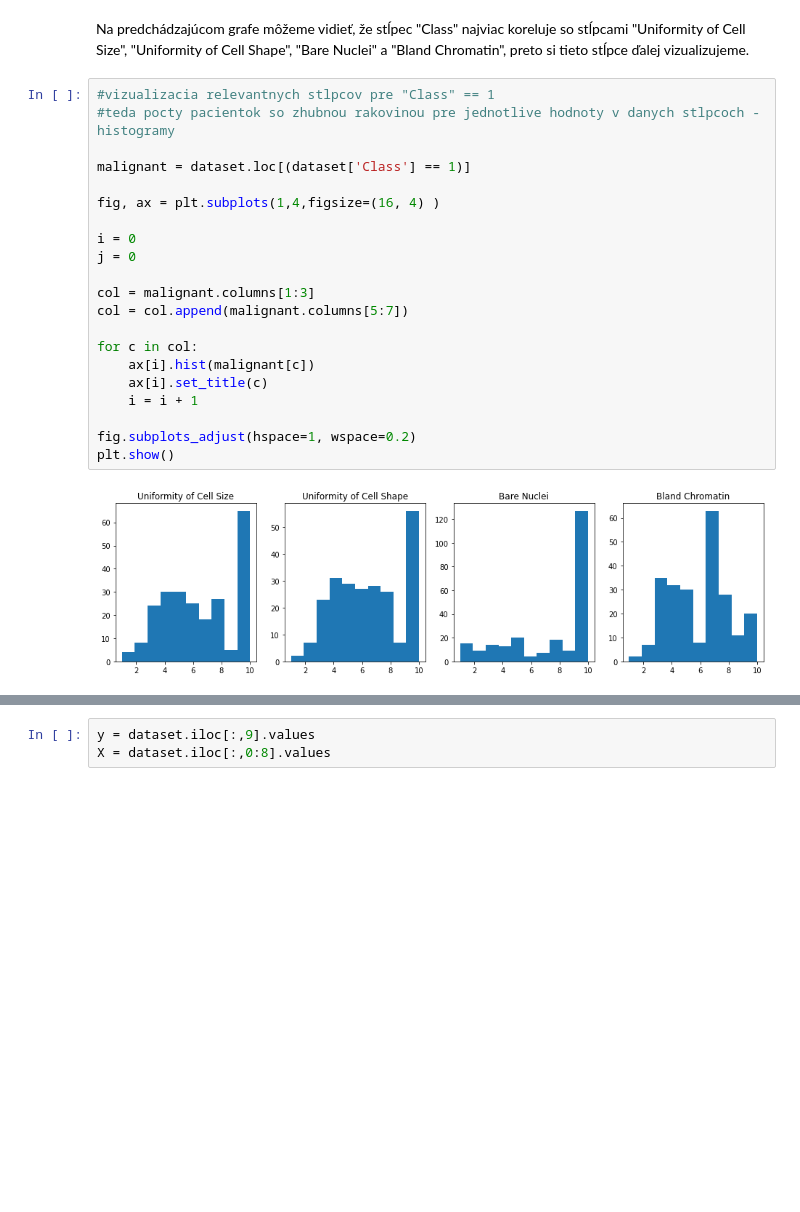
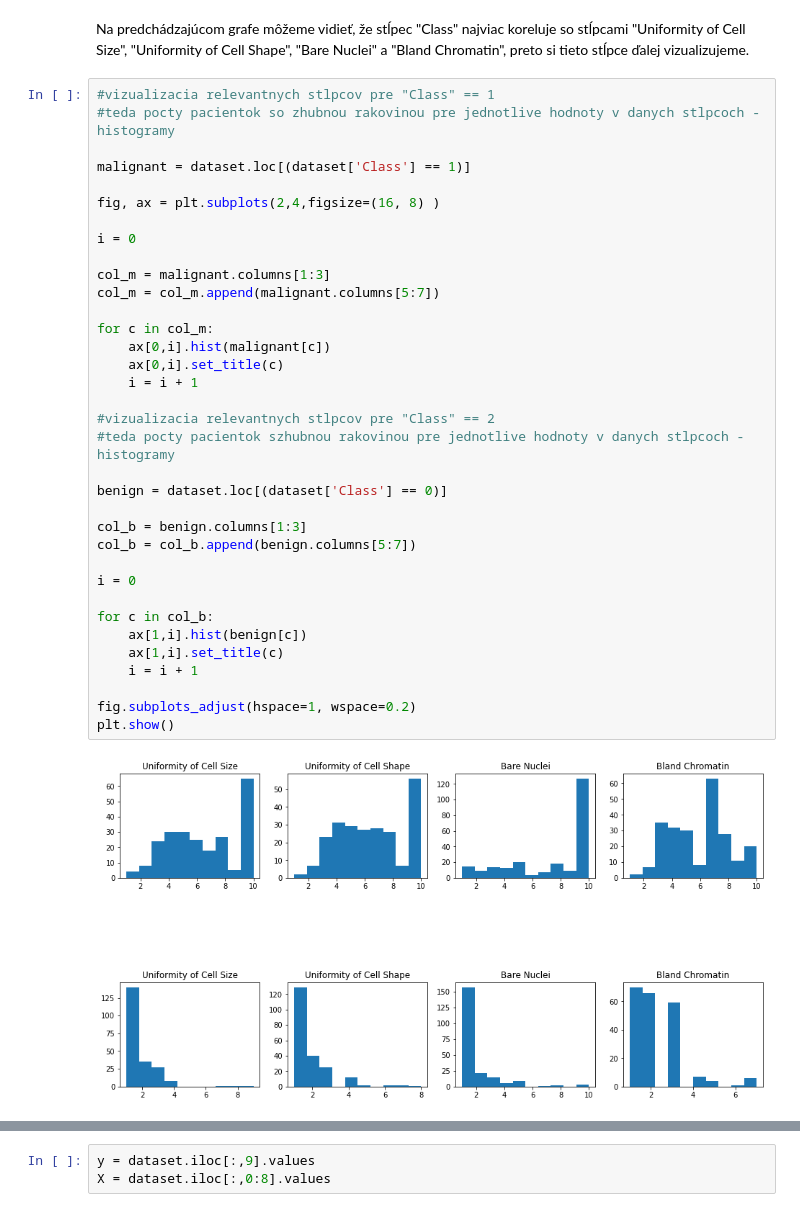
Before and after one commit to AMi-bot/Mikova_NS2021, a Jupyter notebook: mikova_ns2021.ipynb, the cells around one changed output, grey strips where cells are left out. Drawn from its saved outputs; the diff is of its cells as text; blank space fills up the shorter version.

```diff
--- a/mikova_ns2021.ipynb
+++ b/mikova_ns2021.ipynb
@@ -98,23 +98,37 @@ Na predchádzajúcom grafe môžeme vidieť, že stĺpec "Class" najviac koreluj
 # %%
 #vizualizacia relevantnych stlpcov pre "Class" == 1
 #teda pocty pacientok so zhubnou rakovinou pre jednotlive hodnoty v danych stlpcoch - histogramy
 
 malignant = dataset.loc[(dataset['Class'] == 1)]
 
-fig, ax = plt.subplots(1,4,figsize=(16, 4) )
+fig, ax = plt.subplots(2,4,figsize=(16, 8) )
 
 i = 0
-j = 0
 
-col = malignant.columns[1:3]
-col = col.append(malignant.columns[5:7])
+col_m = malignant.columns[1:3]
+col_m = col_m.append(malignant.columns[5:7])
 
-for c in col:
-    ax[i].hist(malignant[c])
-    ax[i].set_title(c)
+for c in col_m:
+    ax[0,i].hist(malignant[c])
+    ax[0,i].set_title(c)
+    i = i + 1
+
+#vizualizacia relevantnych stlpcov pre "Class" == 2
+#teda pocty pacientok szhubnou rakovinou pre jednotlive hodnoty v danych stlpcoch - histogramy
+
+benign = dataset.loc[(dataset['Class'] == 0)]
+
+col_b = benign.columns[1:3]
+col_b = col_b.append(benign.columns[5:7])
+
+i = 0
+
+for c in col_b:
+    ax[1,i].hist(benign[c])
+    ax[1,i].set_title(c)
     i = i + 1
 
 fig.subplots_adjust(hspace=1, wspace=0.2)
 plt.show()
 # %% [output]
-[figure, old version]
+[figure, new version]
```
Also changed, not shown: parts of 5 cells of this notebook.
